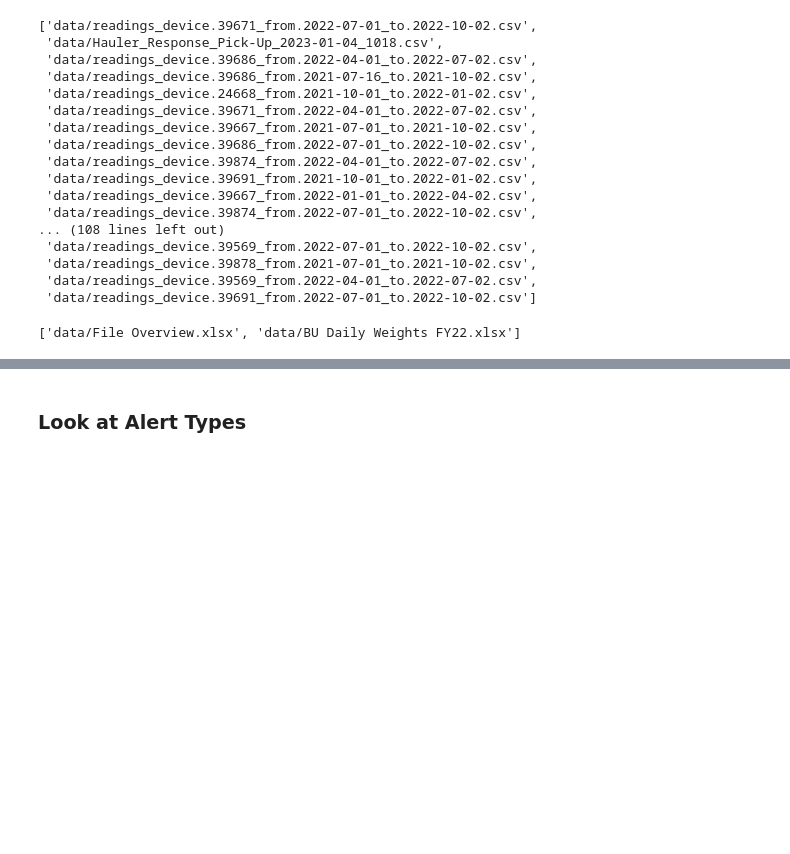
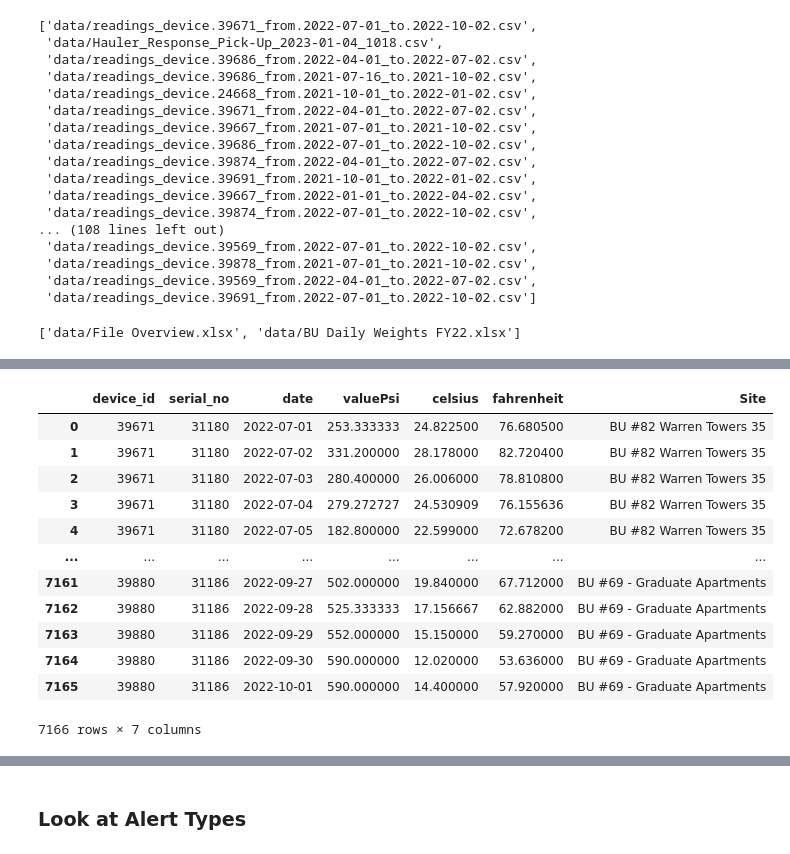
Before and after one commit to BU-Spark/ds-bu-sustainability-waste, a Jupyter notebook: spring23-team-1/DataAnalysis_KV.ipynb, the cells around one changed output, grey strips where cells are left out. Saved outputs shown, nothing was run; the diff lists cells and outputs as text; code cells hidden in the pictures; blank space fills up the shorter version.

```diff
--- a/spring23-team-1/DataAnalysis_KV.ipynb
+++ b/spring23-team-1/DataAnalysis_KV.ipynb
@@ -65,0 +250,6 @@ reading_df
+# %%
+#Create Date column
+psi_weather['date'] = pd.to_datetime(psi_weather['Reading Date']).dt.date
+# %%
+psi_weather = psi_weather[['Site', 'Serial No.', 'date', 'Pressure', 'Wind Speed']]
+psi_weather.rename(columns={"Serial No.": "serial_no"}, inplace=True)
@@ -65,0 +278,2 @@ reading_df
+# %%
+psi_site_join = psi_weather[['serial_no', 'Site']].drop_duplicates().reset_index(drop=True)
@@ -65,0 +300,19 @@ reading_df
+# %%
+### Join Readings with Site
+device_readings_site_df = pd.merge(all_devices_mean_df, psi_site_join, on='serial_no')
+# %%
+device_readings_site_df
+# %% [output]
+|  | device_id | serial_no | date | valuePsi | celsius | fahrenheit | Site |
+| 0 | 39671 | 31180 | 2022-07-01 | 253.333333 | 24.822500 | 76.680500 | BU #82 Warren Towers 35 |
+| 1 | 39671 | 31180 | 2022-07-02 | 331.200000 | 28.178000 | 82.720400 | BU #82 Warren Towers 35 |
+| 2 | 39671 | 31180 | 2022-07-03 | 280.400000 | 26.006000 | 78.810800 | BU #82 Warren Towers 35 |
+| 3 | 39671 | 31180 | 2022-07-04 | 279.272727 | 24.530909 | 76.155636 | BU #82 Warren Towers 35 |
+| 4 | 39671 | 31180 | 2022-07-05 | 182.800000 | 22.599000 | 72.678200 | BU #82 Warren Towers 35 |
+| ... | ... | ... | ... | ... | ... | ... | ... |
+| 7161 | 39880 | 31186 | 2022-09-27 | 502.000000 | 19.840000 | 67.712000 | BU #69 - Graduate Apartments |
+| 7162 | 39880 | 31186 | 2022-09-28 | 525.333333 | 17.156667 | 62.882000 | BU #69 - Graduate Apartments |
+| 7163 | 39880 | 31186 | 2022-09-29 | 552.000000 | 15.150000 | 59.270000 | BU #69 - Graduate Apartments |
+| 7164 | 39880 | 31186 | 2022-09-30 | 590.000000 | 12.020000 | 53.636000 | BU #69 - Graduate Apartments |
+| 7165 | 39880 | 31186 | 2022-10-01 | 590.000000 | 14.400000 | 57.920000 | BU #69 - Graduate Apartments |
+7166 rows × 7 columns
```
Also changed, not shown: parts of 52 cells of this notebook.
